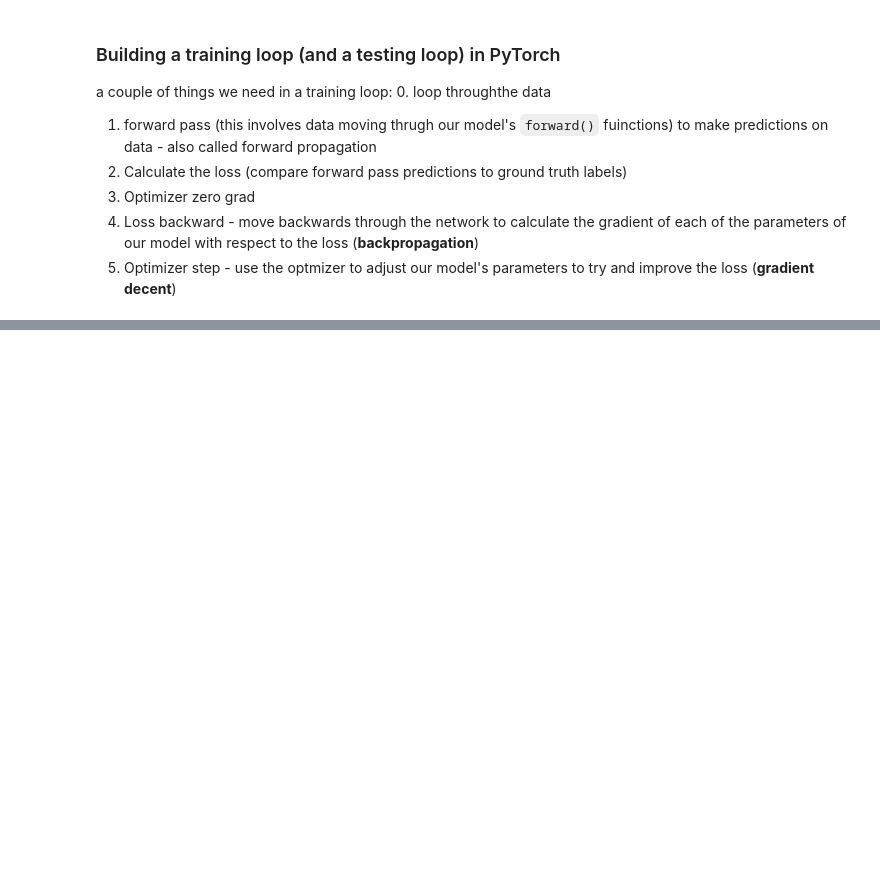
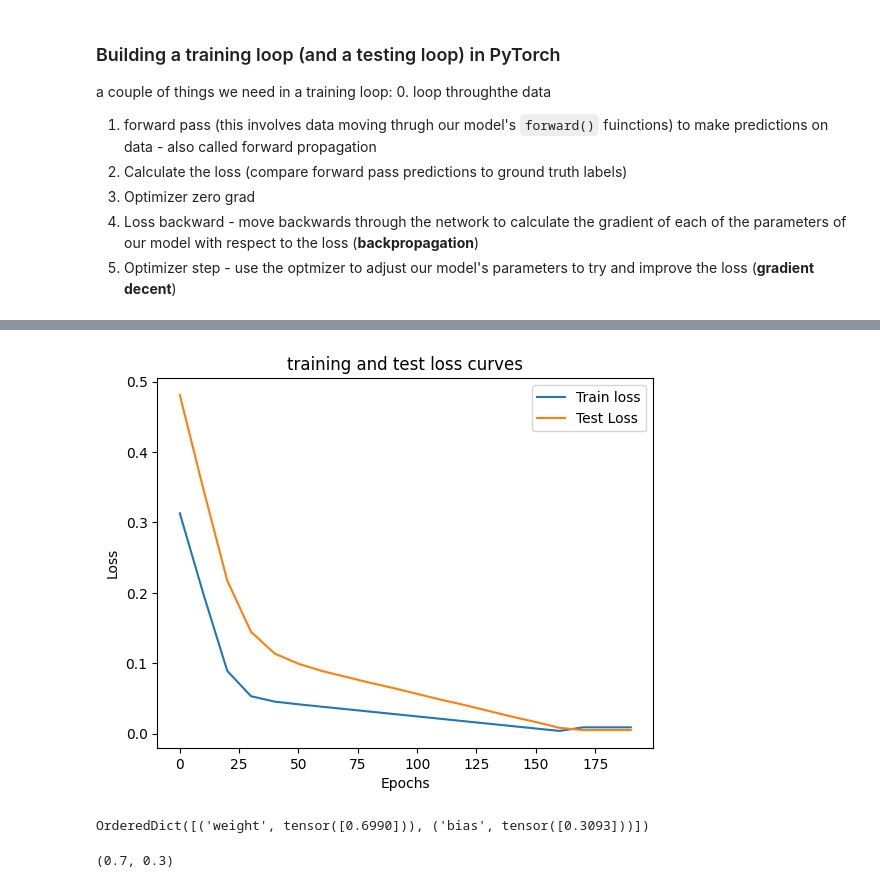
Before and after one commit to darthVarada/leaningML, a Jupyter notebook: workflow.ipynb, the cells around one changed output, grey strips where cells are left out. Saved outputs shown, nothing was run; the diff lists cells and outputs as text; code cells hidden in the pictures; blank space fills up the shorter version.

Commit message:
making a training to mimic a perfect line

```diff
--- a/workflow.ipynb
+++ b/workflow.ipynb
@@ -277,7 +282,7 @@ loss_fn = nn.L1Loss()
 
 # setup a optimizer (stochastic gradient descent)
 optimizer = torch.optim.SGD(params=model_0.parameters(),
-                            lr=0.001) # lr = leaning rate = possibly the most important hyperparameter you can set
+                            lr=0.01) # lr = leaning rate = possibly the most important hyperparameter you can set
 # %%
 loss_fn
 # %% [output]
@@ -312,7 +317,13 @@ list(model_0.parameters())
 # %%
+torch.manual_seed(42)
+
 # An epoch is one loop through the data... (this is a hyperparameter becouse we've set it ourselves)
-epochs = 1
+epochs = 200
 
+# Track different values
+epoch_count = []
+loss_values = []
+test_loss_values = []
 ### treining
 # 0. Loop through the data
 for epoch in range(epochs):
@@ -320,11 +331,11 @@ for epoch in range(epochs):
   model_0.train() #train mode in PyTorch sets all parameters that require gradients to require gradients
 
   #1. forward pass
-  y_pred = model(X_train)
+  y_pred = model_0(X_train)
 
   #2. calculate the loss
   loss = loss_fn(y_pred, y_train)
- z
+  #print(f"loss: {loss}")
   #3. Optimizer zero grad
   optimizer.zero_grad()
 
@@ -334,4 +345,20 @@ for epoch in range(epochs):
   #5. step the optimizer (perform gradient descent)
   optimizer.step() # by default how the optimizer chages will accumulate through the loop so... we have to zero them above in step 3 for the next iteration of the loop
 
-  model_0.eval() # turns off gradients tracking
+  model_0.eval() # turns off different settings in the model not needed for evaluation/testing
+  with torch.inference_mode(): # turns off gradient tracking & a couple more things behind the scenes`
+  # with torch.no_grad(): # you may also see torch.no_grad() in older PyTorch code
+
+    # 1. Do the forwordpass
+    test_pred = model_0(X_test)
+
+    # 2. Calculate The loss
+    test_loss = loss_fn(test_pred, y_test)
+  # print out the hole process
+  if epoch % 10 == 0:
+    epoch_count.append(epoch)
+    loss_values.append(loss)
+    test_loss_values.append(test_loss)
+    print(f"Epoch: {epoch} | Loss: {loss} | test loss: {test_loss}")
+  #print out model state_dict()
+    print(model_0.state_dict())
@@ -337,0 +425,10 @@ for epoch in range(epochs):
+# %%
+# plot the loss curves
+plt.plot(epoch_count, np.array(torch.tensor(loss_values).cpu().numpy()), label="Train loss")
+plt.plot(epoch_count, test_loss_values, label="Test Loss")
+plt.title("training and test loss curves")
+plt.ylabel("Loss")
+plt.xlabel("Epochs")
+plt.legend();
+# %% [output]
+[figure, added]
@@ -337,0 +438,8 @@ for epoch in range(epochs):
+# %%
+model_0.state_dict()
+# %% [output]
+OrderedDict([('weight', tensor([0.6990])), ('bias', tensor([0.3093]))])
+# %%
+weight, bias
+# %% [output]
+(0.7, 0.3)
```
Also changed, not shown: parts of 14 cells of this notebook.
